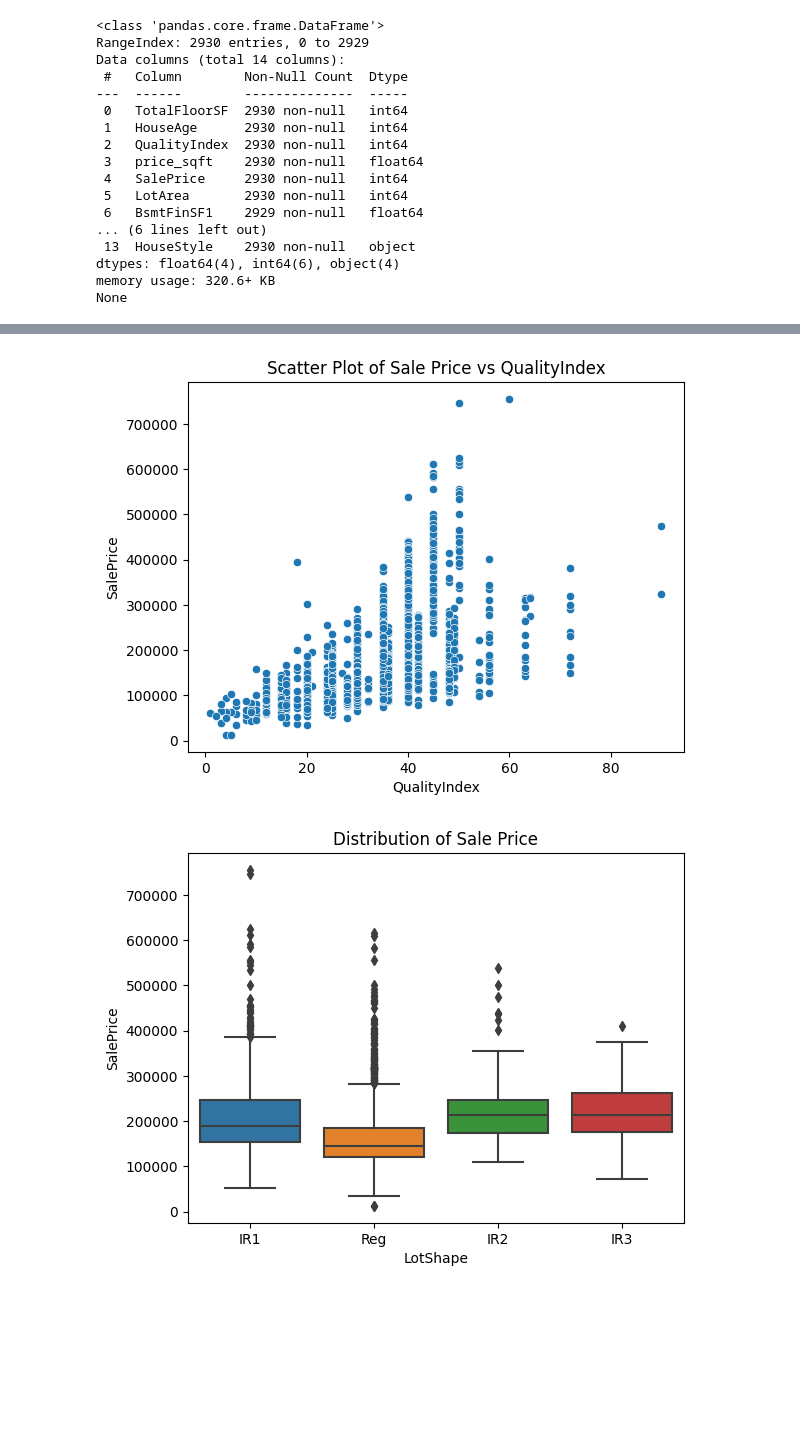
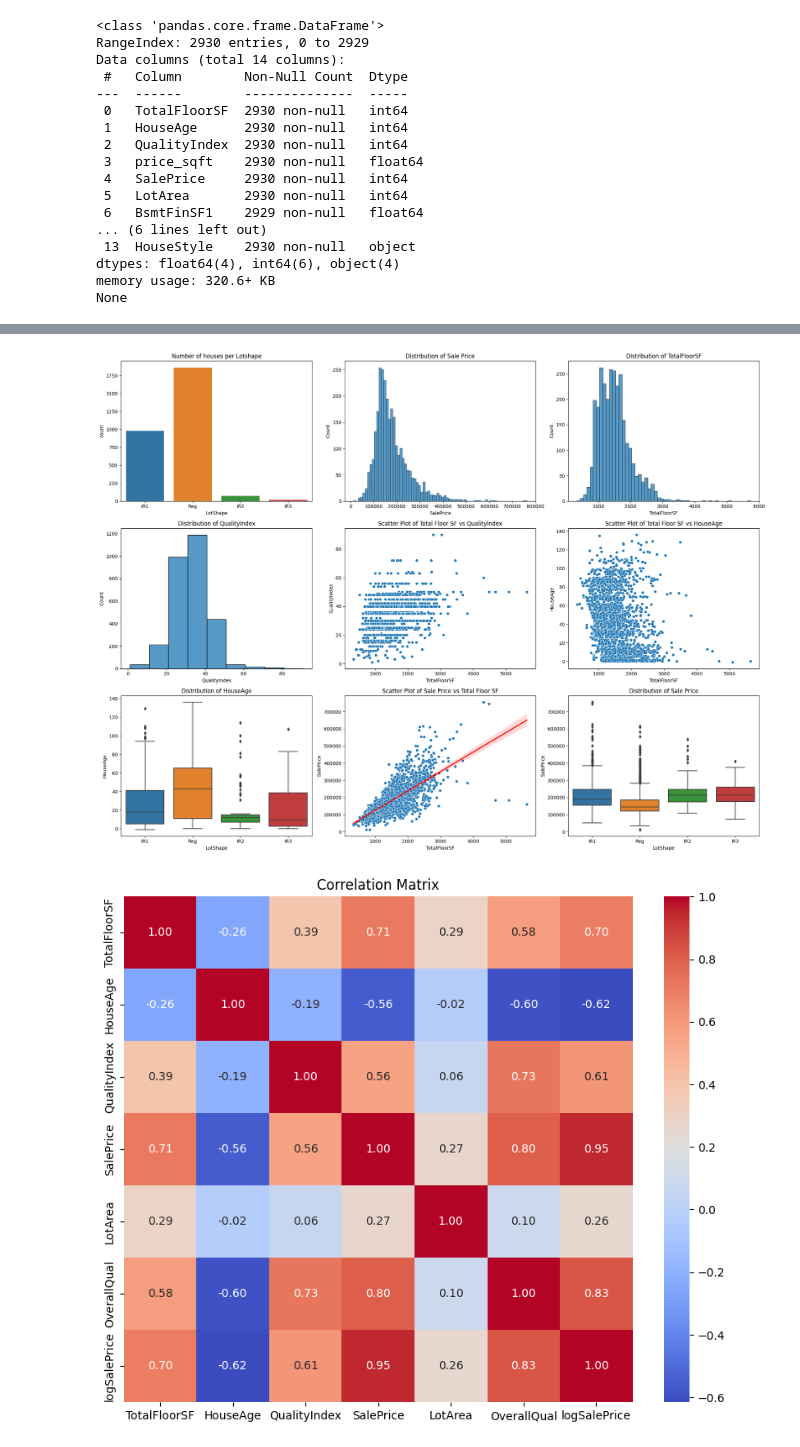
Before and after one commit to MichaelRocchio/msds_410, a Jupyter notebook: Assignment_1/rocchio_assign1.ipynb, the cells around one changed output, grey strips where cells are left out. Saved outputs shown, nothing was run; the diff lists cells and outputs as text; code cells hidden in the pictures; blank space fills up the shorter version.

```diff
--- a/Assignment_1/rocchio_assign1.ipynb
+++ b/Assignment_1/rocchio_assign1.ipynb
@@ -58,14 +95,11 @@ plt.show()
 # %%
-# Select subset of data
-subdat = mydata[["TotalFloorSF", "HouseAge", "QualityIndex", "price_sqft",
+subdat = df[["TotalFloorSF", "HouseAge", "QualityIndex", "price_sqft",
                  "SalePrice", "LotArea", "BsmtFinSF1", "Neighborhood",
                  "HouseStyle", "LotShape", "OverallQual", "logSalePrice",
                  "TotalBsmtSF", "HouseStyle"]]
-
+subdatnum = df[["TotalFloorSF", "HouseAge", "QualityIndex",
+                    "SalePrice", "LotArea", "OverallQual", "logSalePrice"]]
 print(subdat.info())
-
-subdatnum = mydata[["TotalFloorSF", "HouseAge", "QualityIndex",
-                    "SalePrice", "LotArea", "OverallQual", "logSalePrice"]]
 # %% [output]
 <class 'pandas.core.frame.DataFrame'>
 RangeIndex: 2930 entries, 0 to 2929
@@ -131,13 +121,42 @@ plt.show()
-# %%
-sns.scatterplot(data=subdat, x='QualityIndex', y='SalePrice').set_title('Scatter Plot of Sale Price vs QualityIndex')
-plt.show()
-# %% [output]
-[figure, removed]
-# %%
-sns.boxplot(data=subdat, x='LotShape', y='SalePrice').set_title('Distribution of Sale Price')
-plt.show()
-# %% [output]
-[figure, removed]
+# %%
+import matplotlib.pyplot as plt
+import seaborn as sns
+f, axes = plt.subplots(3, 3, figsize=(20, 15))
+
+# Univariate EDA
+sns.countplot(data=subdat, x='LotShape', ax=axes[0, 0]).set_title('Number of houses per Lotshape')
+
+sns.histplot(data=subdat, x='SalePrice', binwidth=10000, ax=axes[0, 1]).set_title('Distribution of Sale Price')
+
+sns.histplot(data=subdat, x='TotalFloorSF', binwidth=100, ax=axes[0, 2]).set_title('Distribution of TotalFloorSF')
+
+sns.histplot(data=subdat, x='QualityIndex', binwidth=10, ax=axes[1, 0]).set_title('Distribution of QualityIndex')
+
+# Bivariate EDA
+sns.scatterplot(data=subdat, x='TotalFloorSF', y='QualityIndex', ax=axes[1, 1]).set_title('Scatter Plot of Total Floor SF vs QualityIndex')
+
+sns.scatterplot(data=subdat, x='TotalFloorSF', y='HouseAge', ax=axes[1, 2]).set_title('Scatter Plot of Total Floor SF vs HouseAge')
+
+sns.boxplot(data=subdat, x='LotShape', y='HouseAge', ax=axes[2, 0]).set_title('Distribution of HouseAge')
+
+# Model focussed EDA
+sns.scatterplot(data=subdat, x='TotalFloorSF', y='SalePrice', ax=axes[2, 1]).set_title('Scatter Plot of Sale Price vs Total Floor SF')
+sns.regplot(data=subdat, x='TotalFloorSF', y='SalePrice', scatter=False, color='red', ax=axes[2, 1])
+
+sns.boxplot(data=subdat, x='LotShape', y='SalePrice', ax=axes[2, 2]).set_title('Distribution of Sale Price')
+
+plt.tight_layout()
+plt.show()
+
+# Correlation plot
+corr = subdatnum.corr()
+plt.figure(figsize=(10,8))
+sns.heatmap(corr, annot=True, fmt=".2f", cmap='coolwarm')
+plt.title('Correlation Matrix')
+plt.show()
+# %% [output]
+[figure, added]
+[figure, added]
 # %%
 subdat_numeric = subdat.select_dtypes(include=np.number)
 sns.pairplot(subdat_numeric)
```
Also changed, not shown: parts of 17 cells of this notebook, 1 other file.
